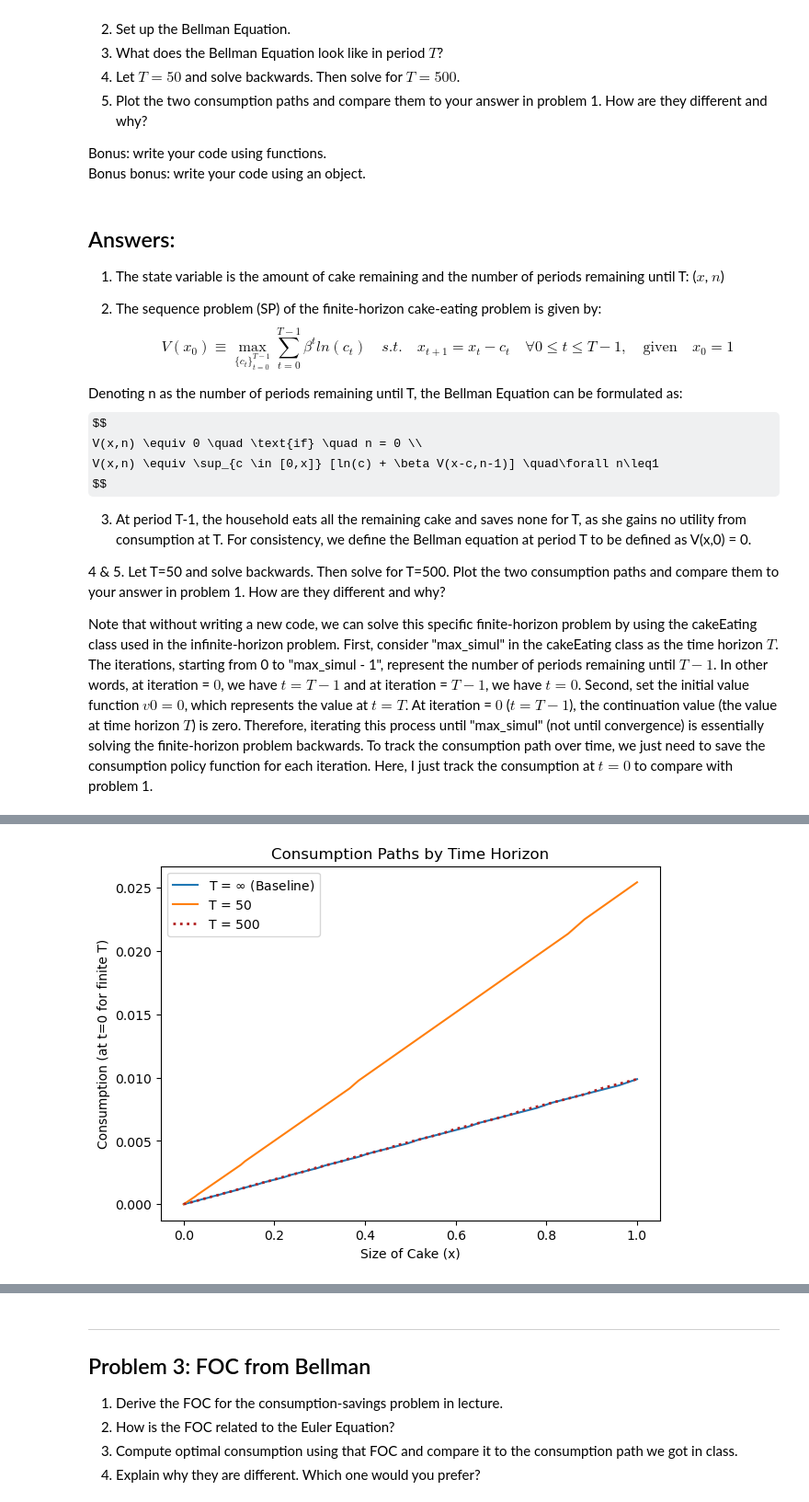
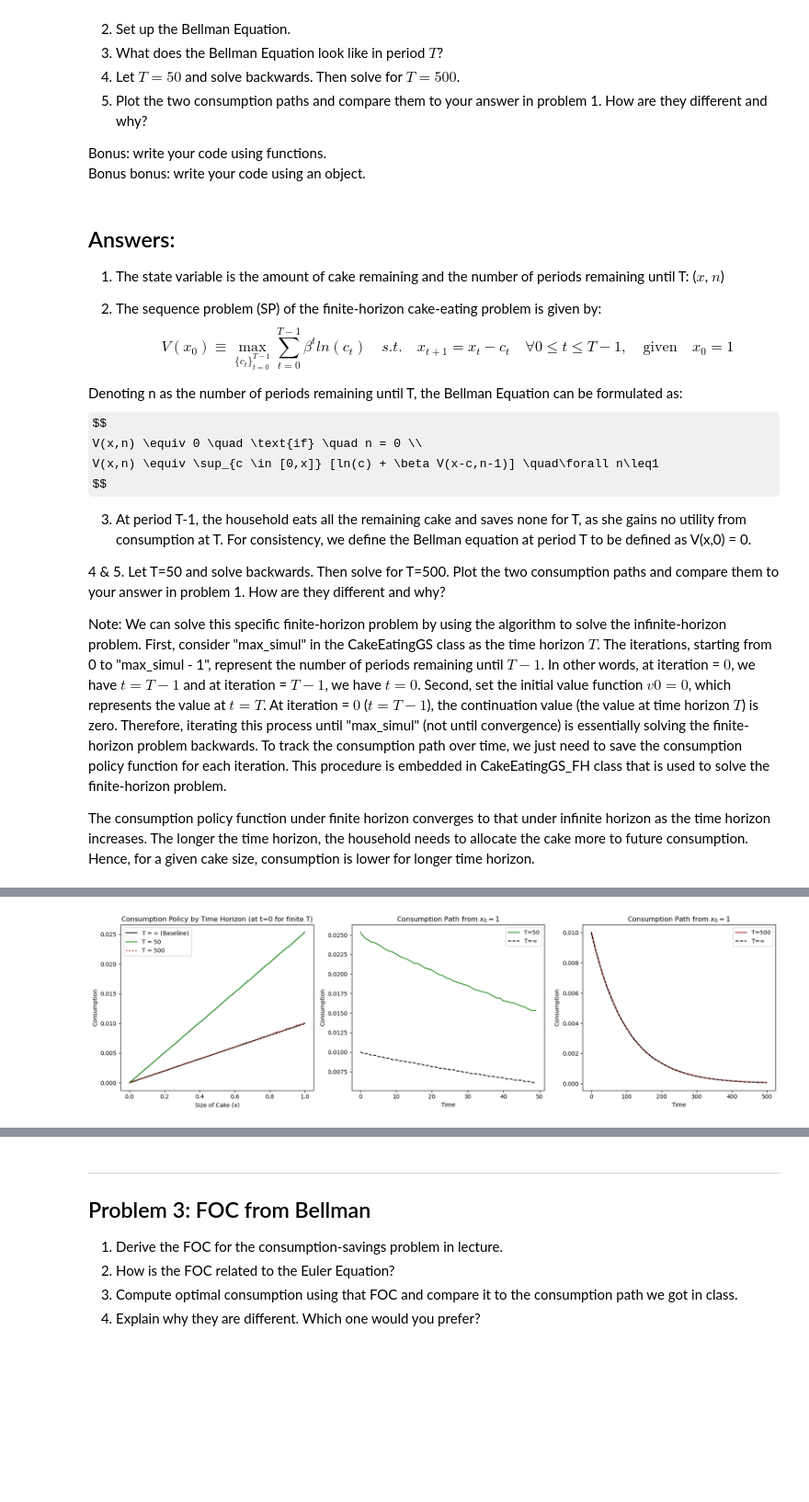
Before and after one commit to johanneswieland/281-Computational, a Jupyter notebook: Solutions_Homework/HW1/JungHyun_HW1.ipynb, the cells around one changed output, grey strips where cells are left out. Shown: that part at 92% size. Saved outputs shown, nothing was run; the diff lists cells and outputs as text; code cells hidden in the pictures; some formulas as TeX source; blank space fills up the shorter version.

```diff
--- a/Solutions_Homework/HW1/JungHyun_HW1.ipynb
+++ b/Solutions_Homework/HW1/JungHyun_HW1.ipynb
@@ -235,34 +295,59 @@ $$
 
 4 & 5. Let T=50 and solve backwards. Then solve for T=500. Plot the two consumption paths and compare them to your answer in problem 1. How are they different and why?
 
-Note that without writing a new code, we can solve this specific finite-horizon problem by using the cakeEating class used in the infinite-horizon problem. First, consider "max_simul" in the cakeEating class as the time horizon $T$. The iterations, starting from 0 to "max_simul - 1", represent the number of periods remaining until $T-1$. In other words, at iteration = $0$, we have $t=T-1$ and at iteration = $T-1$, we have $t=0$. Second, set the initial value function $v0=0$, which represents the value at $t=T$. At iteration = $0$ ($t=T-1$), the continuation value (the value at time horizon $T$) is zero. Therefore, iterating this process until "max_simul" (not until convergence) is essentially solving the finite-horizon problem backwards. To track the consumption path over time, we just need to save the consumption policy function for each iteration. Here, I just track the consumption at $t=0$ to compare with problem 1.
+Note: We can solve this specific finite-horizon problem by using the algorithm to solve the infinite-horizon problem. First, consider "max_simul" in the CakeEatingGS class as the time horizon $T$. The iterations, starting from 0 to "max_simul - 1", represent the number of periods remaining until $T-1$. In other words, at iteration = $0$, we have $t=T-1$ and at iteration = $T-1$, we have $t=0$. Second, set the initial value function $v0=0$, which represents the value at $t=T$. At iteration = $0$ ($t=T-1$), the continuation value (the value at time horizon $T$) is zero. Therefore, iterating this process until "max_simul" (not until convergence) is essentially solving the finite-horizon problem backwards. To track the consumption path over time, we just need to save the consumption policy function for each iteration. This procedure is embedded in CakeEatingGS_FH class that is used to solve the finite-horizon problem.
+
+The consumption policy function under finite horizon converges to that under infinite horizon as the time horizon increases. The longer the time horizon, the household needs to allocate the cake more to future consumption. Hence, for a given cake size, consumption is lower for longer time horizon.
 # %%
 # Baseline (Infinite-horizon)
-ce = CakeEatingGS(grid_size_c=1000)
+ce = CakeEatingGS(grid_size_x = 500, grid_size_c=1000)
 ce.solve_model()
 x = ce.x
 c_IH = ce.c_policy
+cpath_IH50, _ = ce.solve_path(horizon=50)
+cpath_IH500, _ = ce.solve_path(horizon=500)
 
-# Finite-horizon T=50 (Note: tolerance must be small enough to prevent converengence before all iterations)
-ceFH_T50 = CakeEatingGS(max_iter=50, v0=0, grid_size_c=1000)
+# Finite-horizon T=50
+ceFH_T50 = CakeEatingGS_FH(horizon=50, grid_size_x = 500, grid_size_c=1000)
 ceFH_T50.solve_model()
-c_T50 = ceFH_T50.c_policy # Policy at t=0
-x = ceFH_T50.x
+cpath_T50, _, _ = ceFH_T50.solve_path()
+c_T50 = cpath_T50[0,:] # Policy at t=0
 
-# Finite-horizon T=500 (Note: tolerance must be small enough to prevent converengence before all iterations)
-ceFH_T500 = CakeEatingGS(max_iter=500, v0=0, grid_size_c=1000)
+# Finite-horizon T=500
+ceFH_T500 = CakeEatingGS_FH(horizon=500, grid_size_x = 500, grid_size_c=1000)
 ceFH_T500.solve_model()
-c_T500 = ceFH_T500.c_policy # Policy at t=0
+cpath_T500, _, _ = ceFH_T500.solve_path()
+c_T500 = cpath_T500[0,:] # Policy at t=0
 
-## Plots
-plt.figure(figsize=(7, 5))
-plt.plot(x, c_IH, label=f'T = $\\infty$ (Baseline)')
-plt.plot(x, c_T50, label=f'T = 50')
+# Plot consumption policy function
+plt.figure(figsize=(17, 5))
+
+plt.subplot(1,3,1)
+plt.plot(x, c_IH, label=f'T = $\\infty$ (Baseline)', color='black')
+plt.plot(x, c_T50, label=f'T = 50', color=(34/255,139/255,34/255))
 plt.plot(x, c_T500, label=f'T = 500', linestyle=':', linewidth=2, color=(178/255,34/255,34/255))
 plt.xlabel('Size of Cake (x)')
-plt.ylabel('Consumption (at t=0 for finite T)')
+plt.ylabel('Consumption')
 plt.legend()
-plt.title(f'Consumption Paths by Time Horizon')
+plt.title(f'Consumption Policy by Time Horizon (at t=0 for finite T)')
+
+# Plot consumption path over time
+plt.subplot(1,3,2)
+plt.plot(range(50), cpath_T50[:,-1], label='T=50', color=(34/255,139/255,34/255), linestyle='-')
+plt.plot(range(50), cpath_IH50[:,-1], label='T=$\infty$', color='black', linestyle='--')
+plt.xlabel('Time')
+plt.ylabel('Consumption')
 plt.legend()
+plt.title(f'Consumption Path from $x_0 = 1$')
+
+plt.subplot(1,3,3)
+plt.plot(range(500), cpath_T500[:,-1], label='T=500', color=(178/255,34/255,34/255), linestyle='-')
+plt.plot(range(500), cpath_IH500[:,-1], label='T=$\infty$', color='black', linestyle='--')
+plt.xlabel('Time')
+plt.ylabel('Consumption')
+plt.legend()
+plt.title(f'Consumption Path from $x_0 = 1$')
+
+plt.tight_layout()
 plt.show()
 # %% [output]
@@ -272 +357 @@ Warning: Model did not converge or is a Finite-Horizon Problem.
-[figure, old version]
+[figure, new version]
```
Also changed, not shown: parts of 14 cells of this notebook, 1 other file.
